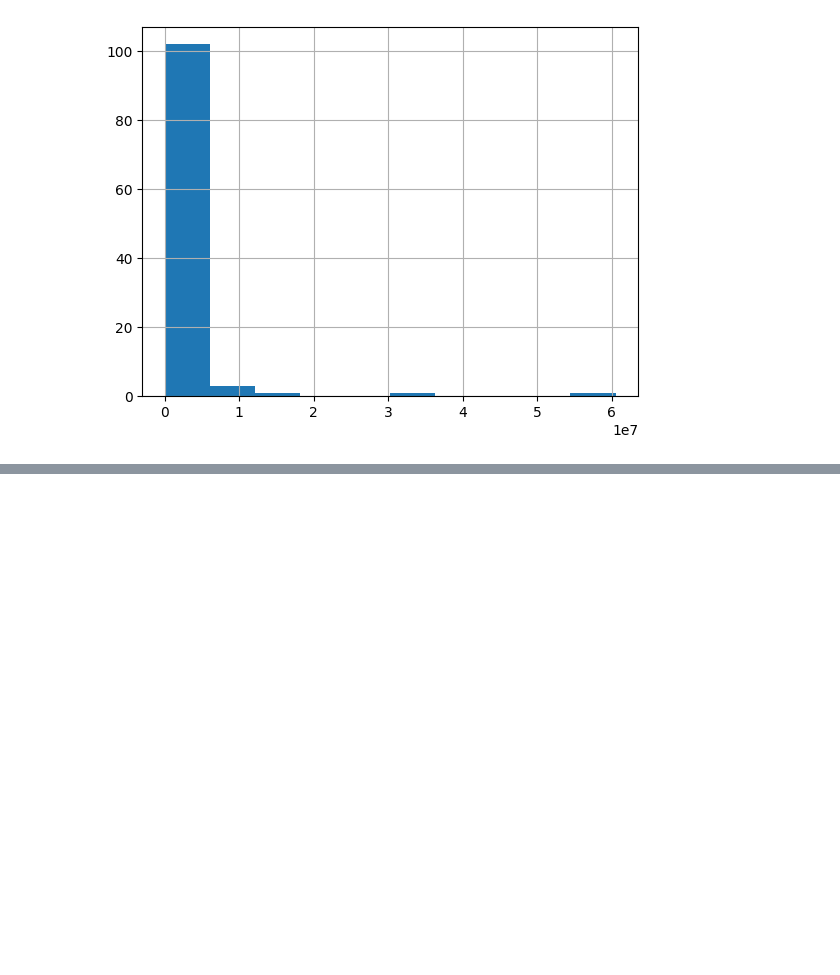
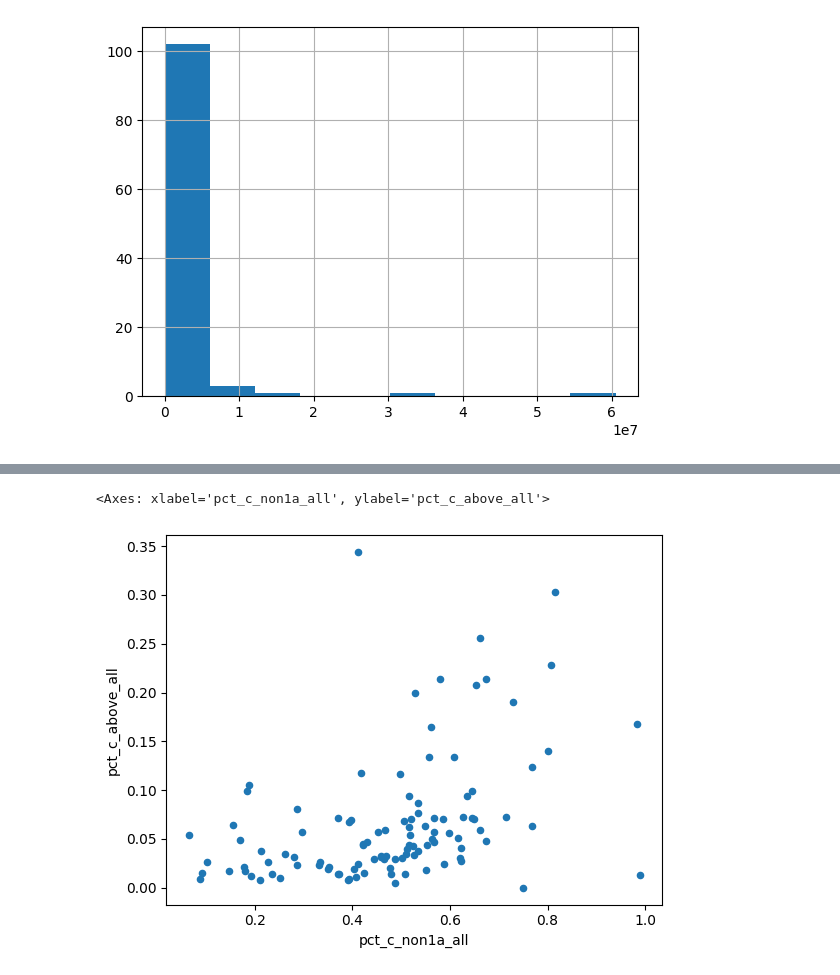
Before and after one commit to uchicago-2026-capp30122/project-il-legible, a Jupyter notebook: explore_donations.ipynb, the cells around one changed output, grey strips where cells are left out. Drawn from its saved outputs; the diff is of its cells as text; code cells hidden in the pictures; blank space fills up the shorter version.

```diff
--- a/explore_donations.ipynb
+++ b/explore_donations.ipynb
@@ -29,0 +72,8 @@ df["Total_L3"].hist()
+# %%
+# Scatter plot
+df.plot.scatter(y = "pct_c_above_all", x = "pct_c_non1a_all")
+# % of donations from corporations doesn't seem to be correlated with total or average donations.
+# Higher percent of large donations corelated with percent from corporations.
+# %% [output]
+<Axes: xlabel='pct_c_non1a_all', ylabel='pct_c_above_all'>
+[figure, added]
```
Also changed, not shown: parts of 4 cells of this notebook.
